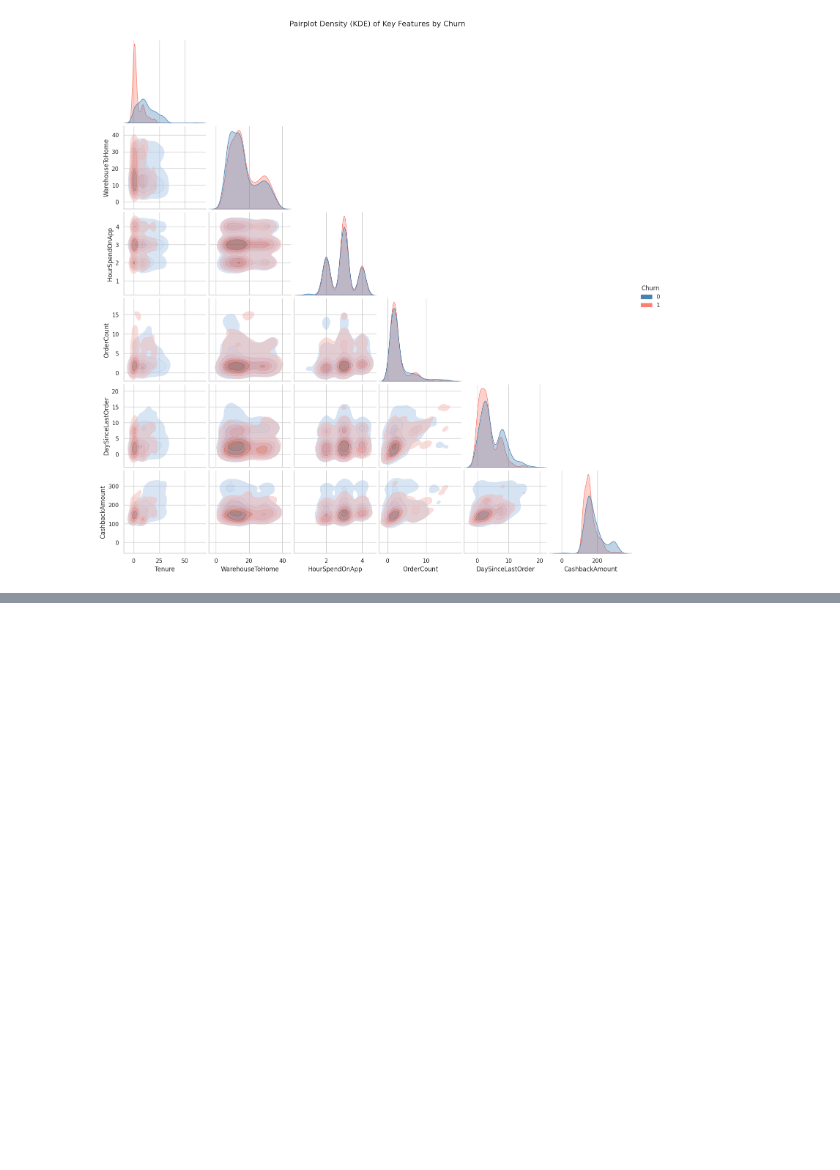
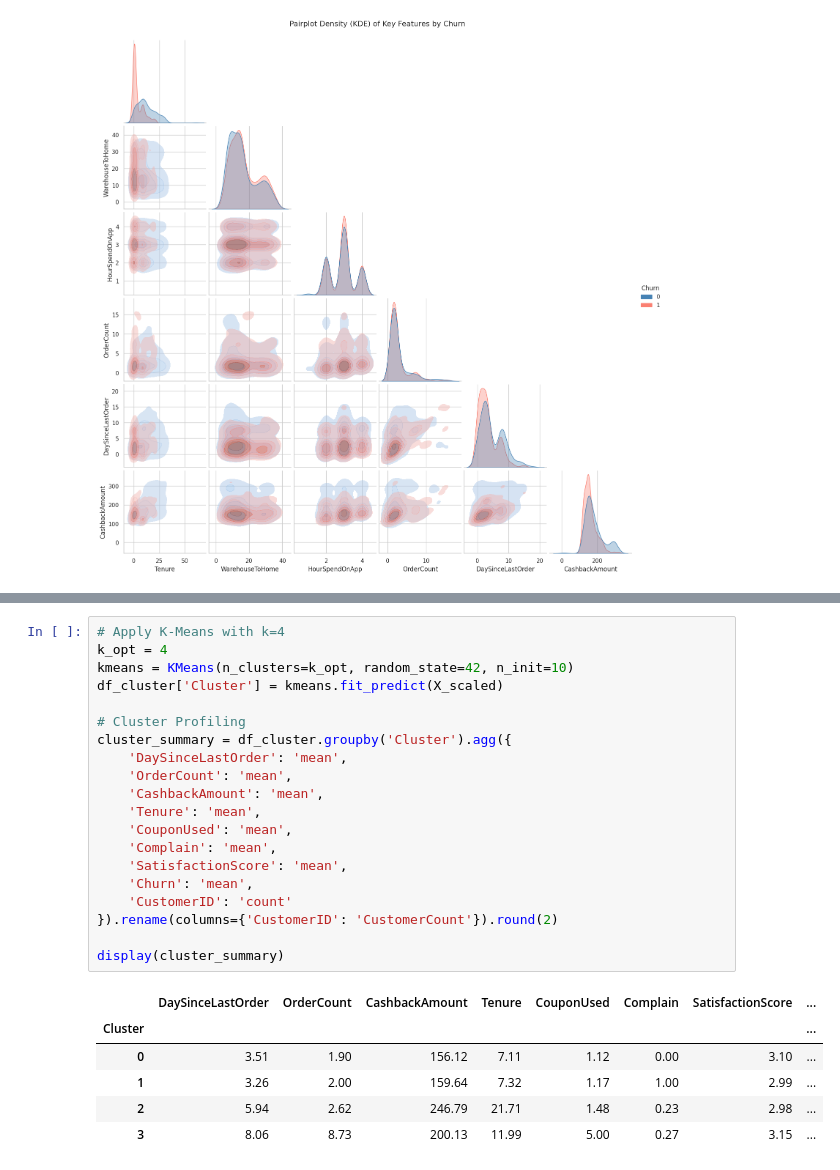
Before and after one commit to sairung77/ML-Assignment, a Jupyter notebook: eda_churn.ipynb, the cells around one changed output, grey strips where cells are left out. Cells and saved outputs as stored; diff of their text form; blank space fills up the shorter version.

```diff
--- a/eda_churn.ipynb
+++ b/eda_churn.ipynb
@@ -275,0 +331,27 @@ plt.show()
+# %%
+# Apply K-Means with k=4
+k_opt = 4
+kmeans = KMeans(n_clusters=k_opt, random_state=42, n_init=10)
+df_cluster['Cluster'] = kmeans.fit_predict(X_scaled)
+
+# Cluster Profiling
+cluster_summary = df_cluster.groupby('Cluster').agg({
+    'DaySinceLastOrder': 'mean',
+    'OrderCount': 'mean',
+    'CashbackAmount': 'mean',
+    'Tenure': 'mean',
+    'CouponUsed': 'mean',
+    'Complain': 'mean',
+    'SatisfactionScore': 'mean',
+    'Churn': 'mean',
+    'CustomerID': 'count'
+}).rename(columns={'CustomerID': 'CustomerCount'}).round(2)
+
+display(cluster_summary)
+# %% [output]
+|  | DaySinceLastOrder | OrderCount | CashbackAmount | Tenure | CouponUsed | Complain | SatisfactionScore | ... |
+| Cluster |  |  |  |  |  |  |  | ... |
+| 0 | 3.51 | 1.90 | 156.12 | 7.11 | 1.12 | 0.00 | 3.10 | ... |
+| 1 | 3.26 | 2.00 | 159.64 | 7.32 | 1.17 | 1.00 | 2.99 | ... |
+| 2 | 5.94 | 2.62 | 246.79 | 21.71 | 1.48 | 0.23 | 2.98 | ... |
+| 3 | 8.06 | 8.73 | 200.13 | 11.99 | 5.00 | 0.27 | 3.15 | ... |
```
Also changed, not shown: parts of 7 cells of this notebook.
